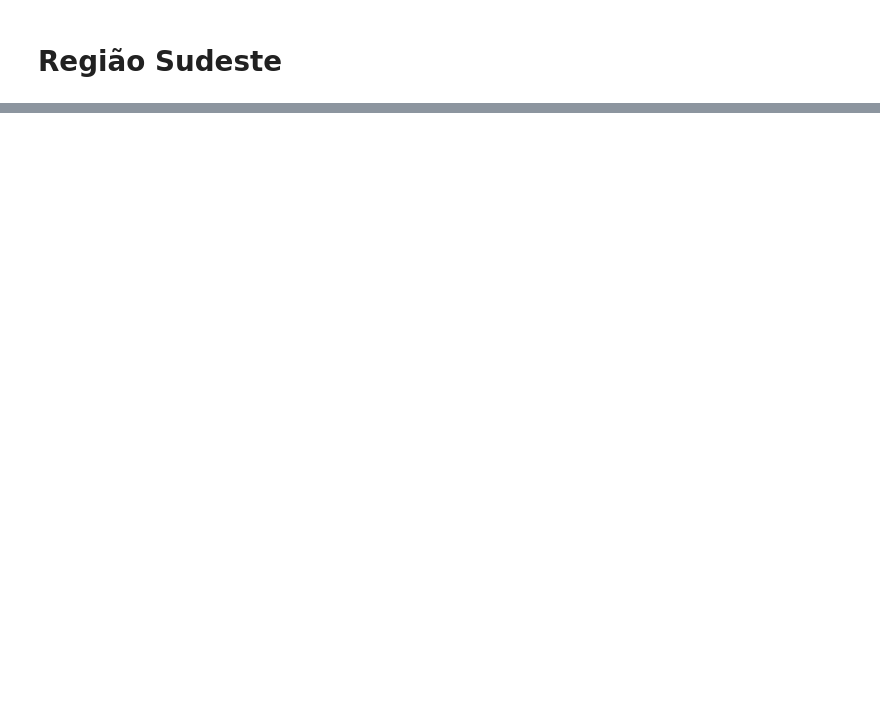
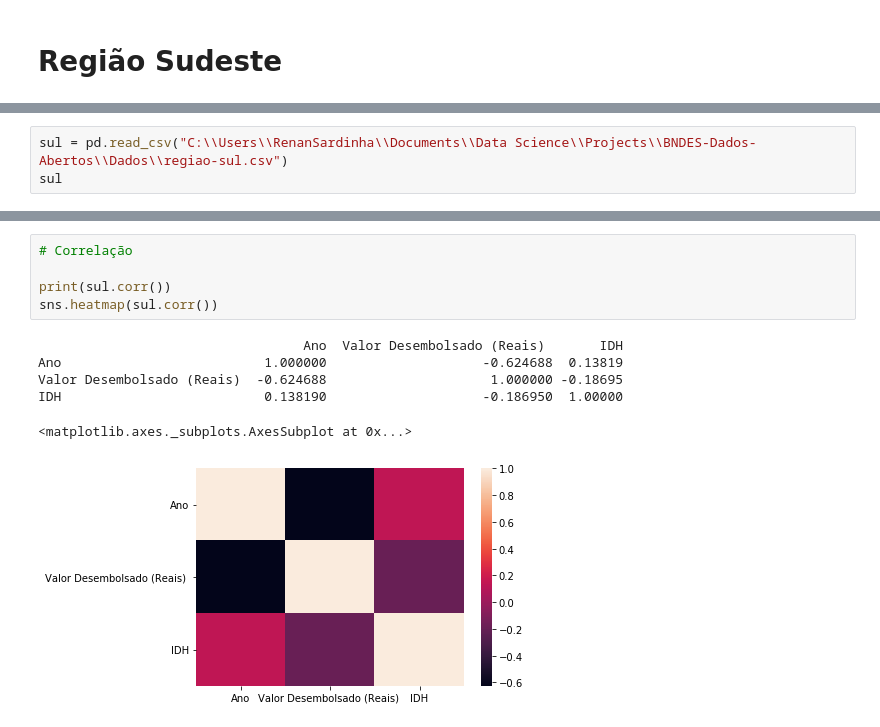
Before and after one commit to dayanacavalcante/BNDES-Dados-Abertos, a Jupyter notebook: Src/BNDES-Dados-Abertos.ipynb, the cells around one changed output, grey strips where cells are left out. Cells and saved outputs as stored; diff of their text form; blank space fills up the shorter version.

```diff
--- a/Src/BNDES-Dados-Abertos.ipynb
+++ b/Src/BNDES-Dados-Abertos.ipynb
@@ -253,0 +256,3 @@ O modelo de IDHM da Região Sudeste é = 0.77674 + 2.0552e-12X
+# %%
+sul = pd.read_csv("C:\\Users\\RenanSardinha\\Documents\\Data Science\\Projects\\BNDES-Dados-Abertos\\Dados\\regiao-sul.csv")
+sul
@@ -253,0 +276,12 @@ O modelo de IDHM da Região Sudeste é = 0.77674 + 2.0552e-12X
+# %%
+# Correlação
+
+print(sul.corr())
+sns.heatmap(sul.corr())
+# %% [output]
+                                  Ano  Valor Desembolsado (Reais)       IDH
+Ano                          1.000000                    -0.624688  0.13819
+Valor Desembolsado (Reais)  -0.624688                     1.000000 -0.18695
+IDH                          0.138190                    -0.186950  1.00000
+<matplotlib.axes._subplots.AxesSubplot at 0x...>
+[figure, added]
```
Also changed, not shown: parts of 16 cells of this notebook, 5 other files.
